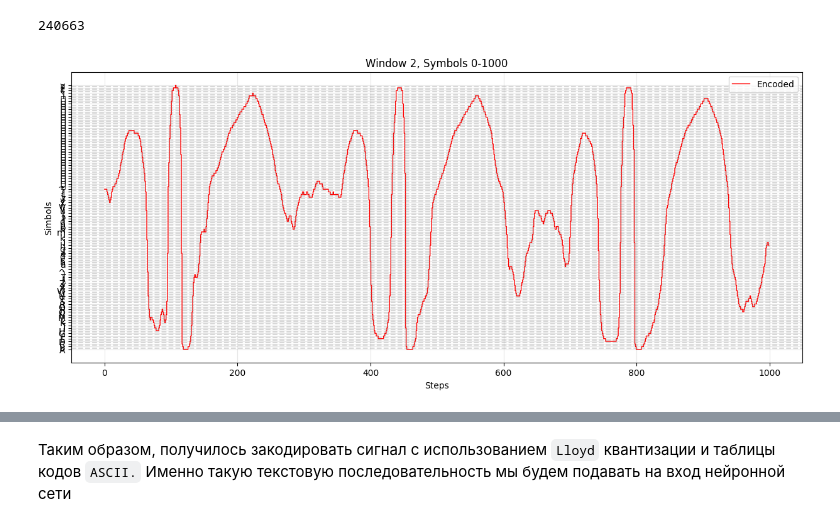
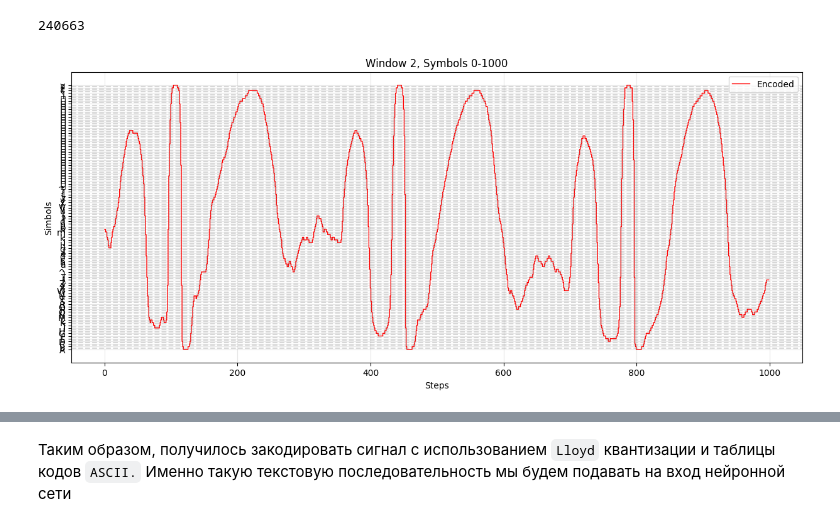
Before and after one commit to 4ervonec19/diploma, a Jupyter notebook: notebooks/3.0-cav-ecg-preprocessing-analysis.ipynb, the cells around one changed output, grey strips where cells are left out. Cells and saved outputs as stored; diff of their text form; code cells hidden in the pictures.

```diff
--- a/notebooks/3.0-cav-ecg-preprocessing-analysis.ipynb
+++ b/notebooks/3.0-cav-ecg-preprocessing-analysis.ipynb
@@ -111,7 +116,7 @@ def butterworth_filter_df(df, column, cutoff, fs, order=5, filter_type='low',
     return df
 
 
-reo_preprocessed = butterworth_filter_df(df=reo_preprocessed,
+reo_preprocessed = butterworth_filter_df(df=reo_preprocessed_first,
                                            column='ЭКГ(16), мкВ',
                                            order=1,
                                            fs=1000,
@@ -119,7 +124,7 @@ reo_preprocessed = butterworth_filter_df(df=reo_preprocessed,
                                            plot=True,
                                            xlim=[0, 1000])
 
-second_ecg = butterworth_filter_df(df=second_ecg,
+reo_preprocessed_second = butterworth_filter_df(df=reo_preprocessed_second,
                                            column='ЭКГ(16), мкВ',
                                            order=1,
                                            fs=1000,
@@ -127,7 +132,7 @@ second_ecg = butterworth_filter_df(df=second_ecg,
                                            plot=False,
                                            xlim=[0, 1000])
 
-third_ecg = butterworth_filter_df(df=third_ecg,
+reo_preprocessed_third = butterworth_filter_df(df=reo_preprocessed_third,
                                            column='column_6',
                                            order=1,
                                            fs=1000,
@@ -135,7 +140,7 @@ third_ecg = butterworth_filter_df(df=third_ecg,
                                            plot=False,
                                            xlim=[0, 1000])
 
-fourth_ecg = butterworth_filter_df(df=fourth_ecg,
+reo_preprocessed_fourth = butterworth_filter_df(df=reo_preprocessed_fourth,
                                            column='column_6',
                                            order=1,
                                            fs=1000,
@@ -192,13 +197,37 @@ def wavelet_denoising_df(df, column, wavelet='haar', level=3, threshold_type='so
 
     return df
 
-reo_preprocessed = wavelet_denoising_df(df=reo_preprocessed,
+reo_preprocessed_first = wavelet_denoising_df(df=reo_preprocessed_first,
                                            column='ЭКГ(16), мкВ',
                                            column_new='daubechy_wavelet_ecg',
                                             wavelet='db20',
                                             level=3,
                                            plot=True,
                                            xlim=[0, 1000])
+
+reo_preprocessed_second = wavelet_denoising_df(df=reo_preprocessed_second,
+                                           column='ЭКГ(16), мкВ',
+                                           column_new='daubechy_wavelet_ecg',
+                                            wavelet='db20',
+                                            level=3,
+                                           plot=False,
+                                           xlim=[0, 1000])
+
+reo_preprocessed_third = wavelet_denoising_df(df=reo_preprocessed_third,
+                                           column='column_6',
+                                           column_new='daubechy_wavelet_ecg',
+                                            wavelet='db20',
+                                            level=3,
+                                           plot=False,
+                                           xlim=[0, 1000])
+
+reo_preprocessed_fourth = wavelet_denoising_df(df=reo_preprocessed_fourth,
+                                           column='column_6',
+                                           column_new='daubechy_wavelet_ecg',
+                                            wavelet='db20',
+                                            level=3,
+                                           plot=False,
+                                           xlim=[0, 1000])
 # %% [output]
 [figure]
 # %%
@@ -392,6 +436,6 @@ quantizer = DiffQuantizer(
     use_diffs=False   # Используем разности сигнала
 )
 
-breakpoints = quantizer.learn_breakpoints(normalized_signal)
+breakpoints = quantizer.learn_breakpoints(normalized_signal_ecg_first)
 print("Рассчитанные пороги:", breakpoints)
 # %% [output]
@@ -465,7 +509,7 @@ def process_single_signal(signal, max_window_size=1250, alphabet_size=6):
 Посмотрим на результат кодирования
 # %%
 encoded_windows, quantizer = process_single_signal(
-        signal=normalized_signal,
+        signal=normalized_signal_ecg_first,
         max_window_size=4000,
         alphabet_size=100)
 # %%
@@ -578,35 +628,35 @@ def plot_quantization(original_signal, encoded_window, quantizer, signal_idx=0,
     plt.step(
         range(len(encoded_numeric)),
         encoded_numeric,
         label="Encoded",
         color='red',
         linewidth=1,
         where='mid'
     )
 
     alphabet_size = quantizer.alphabet_size
     plt.yticks(
         ticks=range(alphabet_size),
         labels=[chr(65 + i) for i in range(alphabet_size)]
     )
 
     for i, bp in enumerate(breakpoints[:-1]):
         plt.axhline(y=i + 0.5, color='gray', linestyle='--', alpha=0.3)
 
     plt.title(f"Window {window_idx}, Symbols {start}-{end}")
     plt.xlabel("Steps")
     plt.ylabel("Simbols")
     plt.legend()
     plt.grid(alpha=0.3)
     plt.show()
 
-plot_quantization(original_signal=normalized_signal,
+plot_quantization(original_signal=normalized_signal_ecg_first,
         encoded_window=encoded_windows,
         quantizer=quantizer,
         signal_idx = 0,
         window_idx=2)
 # %% [output]
-[figure, old version]
+[figure, new version]
 # %%
 encoded_windows[0][2]
 # %% [output]
```
Also changed, not shown: parts of 36 cells of this notebook, 5 other files.
